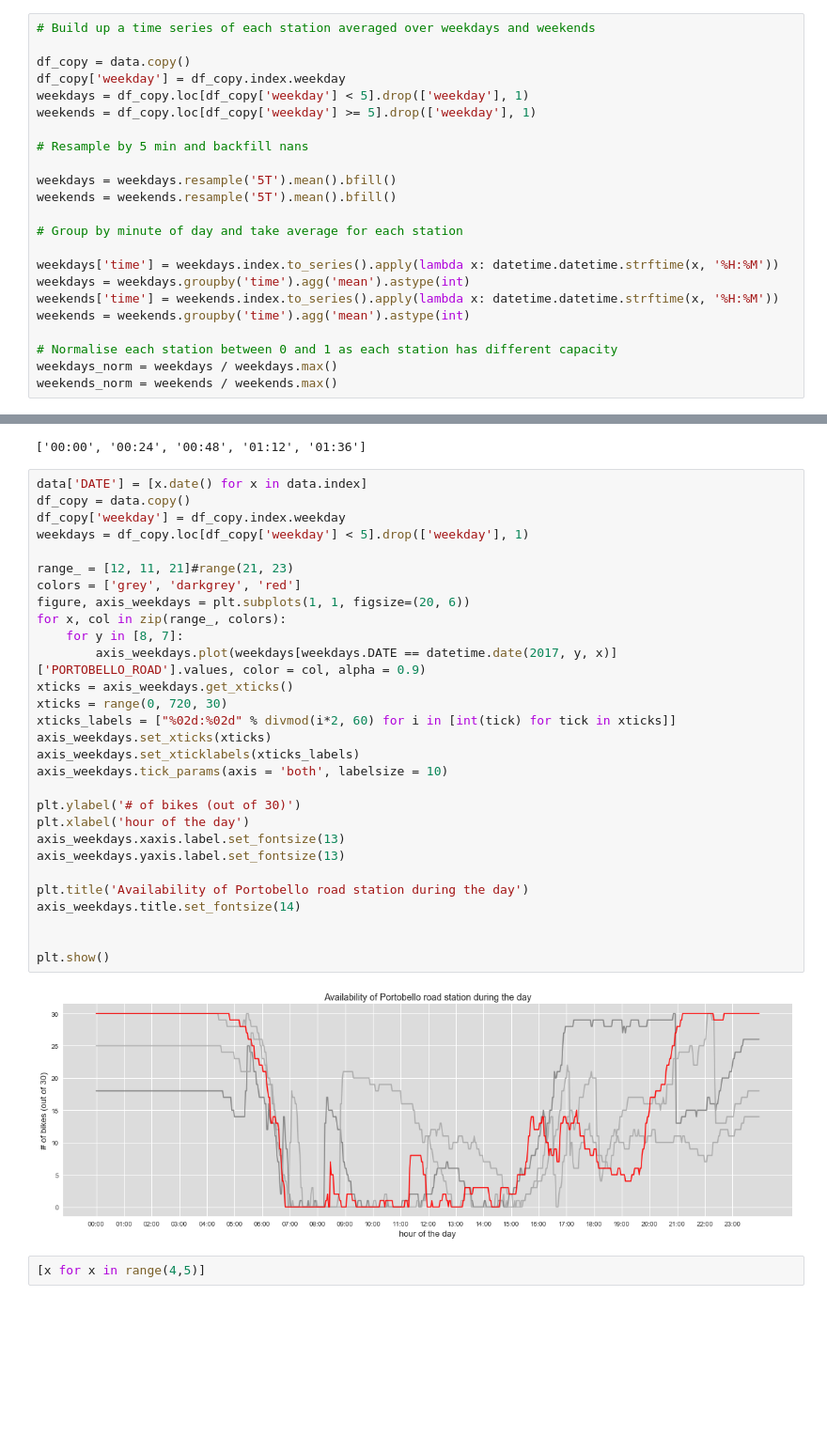
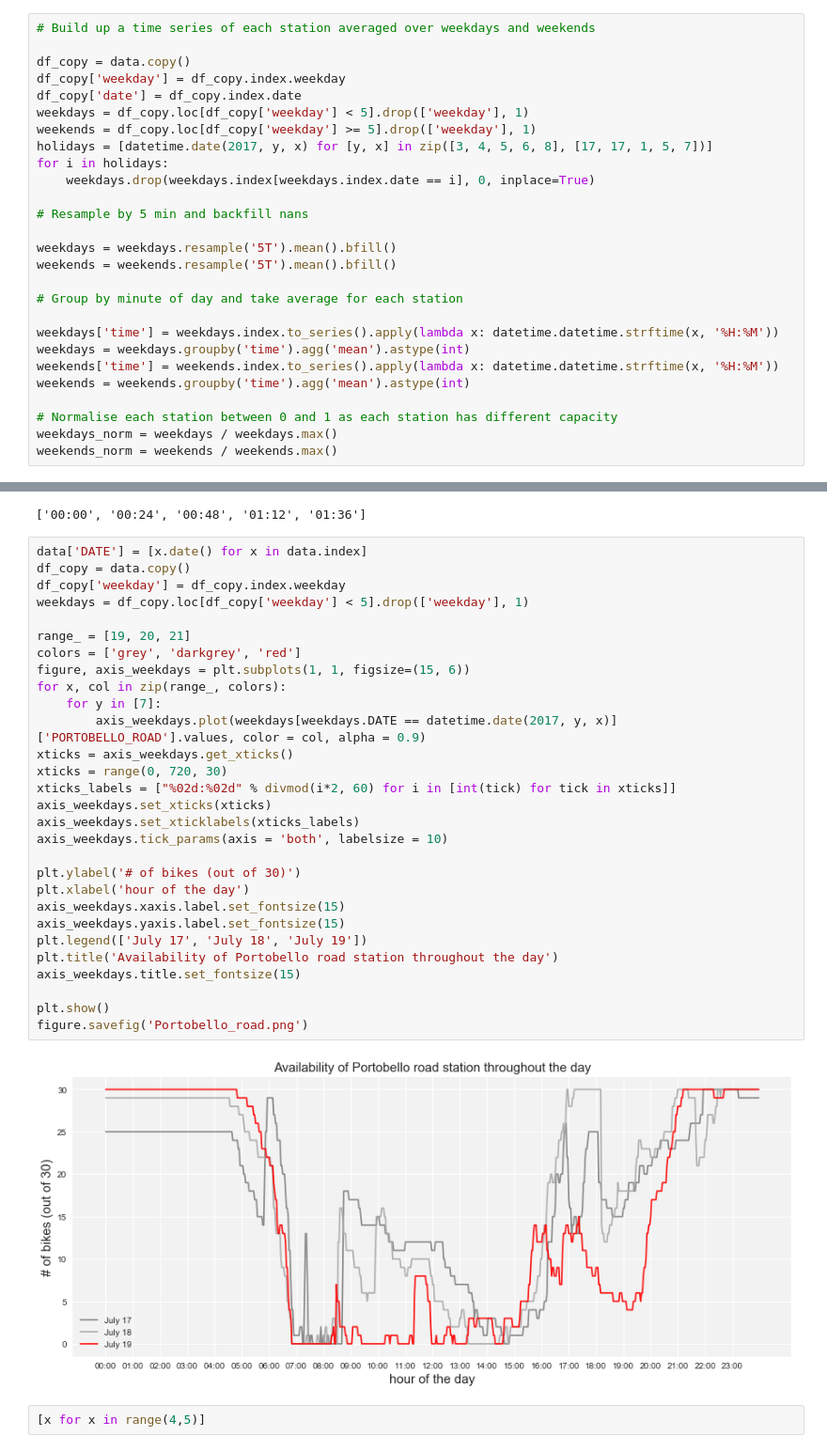
Before and after one commit to msgolovina/bss_project, a Jupyter notebook: Diploma_705.ipynb, the cells around one changed output, grey strips where cells are left out. Shown at 94% size. Cells and saved outputs as stored; diff of their text form; blank space fills up the shorter version.

```diff
--- a/Diploma_705.ipynb
+++ b/Diploma_705.ipynb
@@ -103,8 +103,12 @@ bss_functions.plot_elevation_map(stations, stations.Latitude, stations.Longitude
 
 df_copy = data.copy()
 df_copy['weekday'] = df_copy.index.weekday
+df_copy['date'] = df_copy.index.date
 weekdays = df_copy.loc[df_copy['weekday'] < 5].drop(['weekday'], 1)
 weekends = df_copy.loc[df_copy['weekday'] >= 5].drop(['weekday'], 1)
+holidays = [datetime.date(2017, y, x) for [y, x] in zip([3, 4, 5, 6, 8], [17, 17, 1, 5, 7])]
+for i in holidays:
+    weekdays.drop(weekdays.index[weekdays.index.date == i], 0, inplace=True)
 
 # Resample by 5 min and backfill nans
 
@@ -340,34 +380,34 @@ xticks_labels[:5]
 # %%
 data['DATE'] = [x.date() for x in data.index]
 df_copy = data.copy()
 df_copy['weekday'] = df_copy.index.weekday
 weekdays = df_copy.loc[df_copy['weekday'] < 5].drop(['weekday'], 1)
 
-range_ = [12, 11, 21]#range(21, 23)
+range_ = [19, 20, 21]
 colors = ['grey', 'darkgrey', 'red']
-figure, axis_weekdays = plt.subplots(1, 1, figsize=(20, 6))
+figure, axis_weekdays = plt.subplots(1, 1, figsize=(15, 6))
 for x, col in zip(range_, colors):
-    for y in [8, 7]:
+    for y in [7]:
         axis_weekdays.plot(weekdays[weekdays.DATE == datetime.date(2017, y, x)]['PORTOBELLO_ROAD'].values, color = col, alpha = 0.9)
 xticks = axis_weekdays.get_xticks()
 xticks = range(0, 720, 30)
 xticks_labels = ["%02d:%02d" % divmod(i*2, 60) for i in [int(tick) for tick in xticks]]
 axis_weekdays.set_xticks(xticks)
 axis_weekdays.set_xticklabels(xticks_labels)
 axis_weekdays.tick_params(axis = 'both', labelsize = 10)
 
 plt.ylabel('# of bikes (out of 30)')
 plt.xlabel('hour of the day')
-axis_weekdays.xaxis.label.set_fontsize(13)
-axis_weekdays.yaxis.label.set_fontsize(13)
-
-plt.title('Availability of Portobello road station during the day')
-axis_weekdays.title.set_fontsize(14)
-
+axis_weekdays.xaxis.label.set_fontsize(15)
+axis_weekdays.yaxis.label.set_fontsize(15)
+plt.legend(['July 17', 'July 18', 'July 19'])
+plt.title('Availability of Portobello road station throughout the day')
+axis_weekdays.title.set_fontsize(15)
 
 plt.show()
+figure.savefig('Portobello_road.png')
 # %% [output]
-[figure, old version]
+[figure, new version]
 # %%
 [x for x in range(4,5)]
 # %% [output]
```
Also changed, not shown: parts of 5 cells of this notebook, 1 other file.
